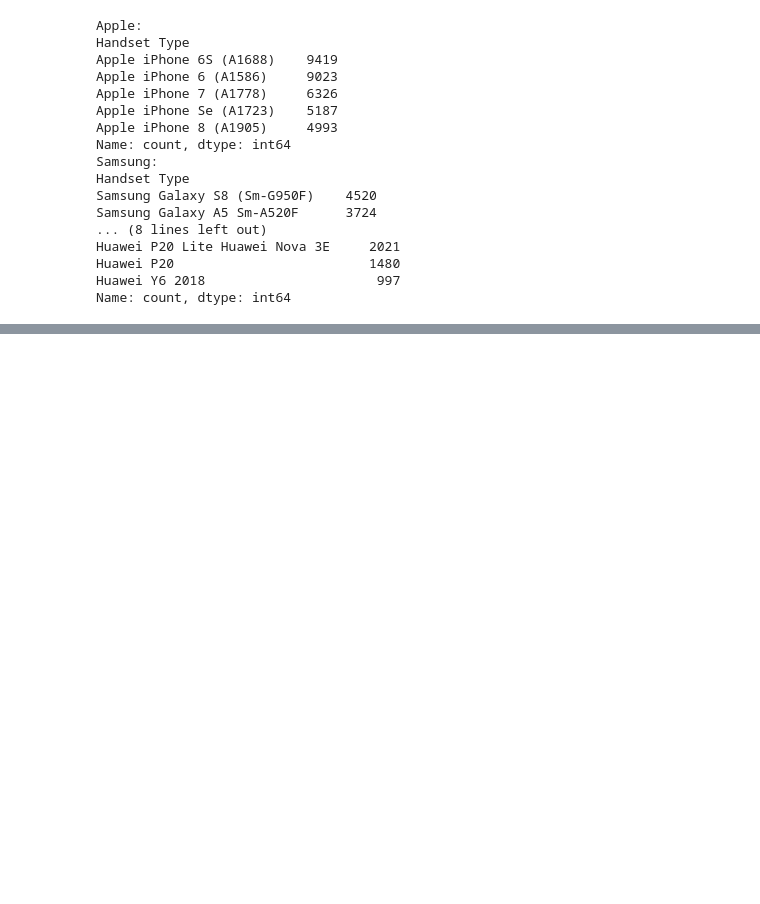
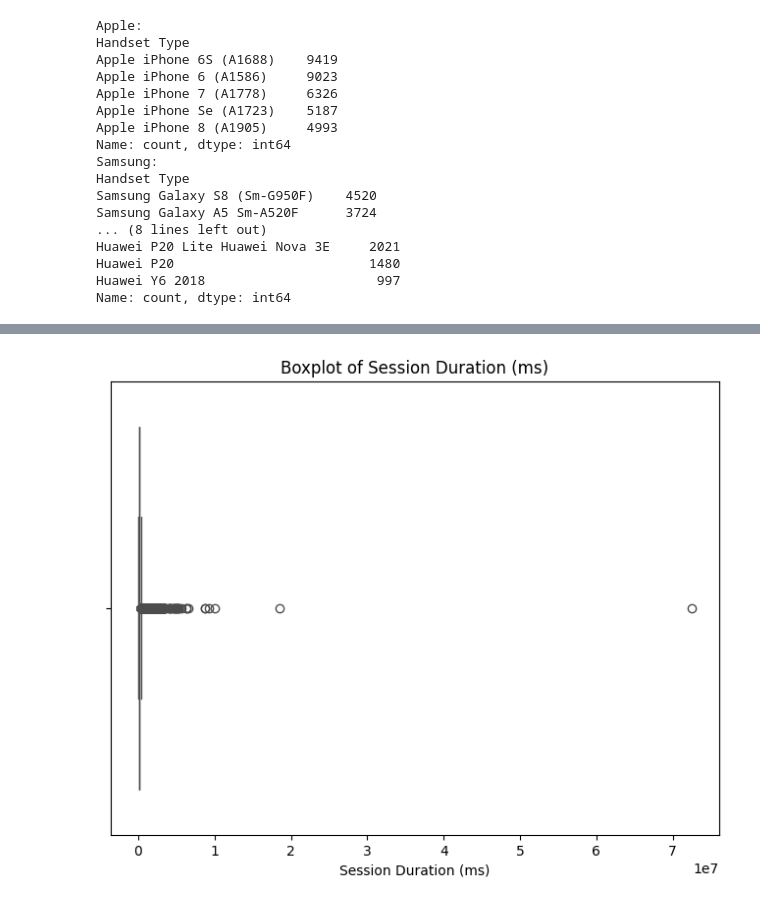
Before and after one commit to SaraFedlu/Telecom_customer_usage_analysis, a Jupyter notebook: notebooks/eda.ipynb, the cells around one changed output, grey strips where cells are left out. Drawn from its saved outputs; the diff is of its cells as text; code cells hidden in the pictures; blank space fills up the shorter version.

```diff
--- a/notebooks/eda.ipynb
+++ b/notebooks/eda.ipynb
@@ -248,3 +248,29 @@ Huawei P20 Lite Huawei Nova 3E     2021
 Huawei P20                         1480
 Huawei Y6 2018                      997
 Name: count, dtype: int64
+# %%
+# Group by user and calculate metrics
+user_behavior = data.groupby('MSISDN/Number').agg({
+    'Bearer Id': 'count',                      # Number of xDR sessions
+    'Dur. (ms)': 'sum',                        # Total session duration
+    'Total DL (Bytes)': 'sum',                 # Total Download data
+    'Total UL (Bytes)': 'sum',                 # Total Upload data
+    'Social Media DL (Bytes)': 'sum',          # Social Media Download
+    'Social Media UL (Bytes)': 'sum',          # Social Media Upload
+    'Google DL (Bytes)': 'sum',                # Google Download
+    'Google UL (Bytes)': 'sum',                # Google Upload
+    'Email DL (Bytes)': 'sum',                 # Email Download
+    'Email UL (Bytes)': 'sum',                 # Email Upload
+    'Youtube DL (Bytes)': 'sum',               # YouTube Download
+    'Youtube UL (Bytes)': 'sum',               # YouTube Upload
+    'Netflix DL (Bytes)': 'sum',               # Netflix Download
+    'Netflix UL (Bytes)': 'sum',               # Netflix Upload
+    'Gaming DL (Bytes)': 'sum',                # Gaming Download
+    'Gaming UL (Bytes)': 'sum',                # Gaming Upload,
+}).reset_index()
+
+# Add total data volume column
+user_behavior['Total Volume (Bytes)'] = user_behavior['Total DL (Bytes)'] + user_behavior['Total UL (Bytes)']
+
+print("Aggregated User Behavior:")
+print(user_behavior.head())
@@ -250,0 +361,9 @@ Name: count, dtype: int64
+# %%
+# Boxplot for session duration
+plt.figure(figsize=(8, 6))
+sns.boxplot(x=user_behavior['Dur. (ms)'], color='orange')
+plt.title('Boxplot of Session Duration (ms)')
+plt.xlabel('Session Duration (ms)')
+plt.show()
+# %% [output]
+[figure, added]
```
Also changed, not shown: parts of 9 cells of this notebook.
